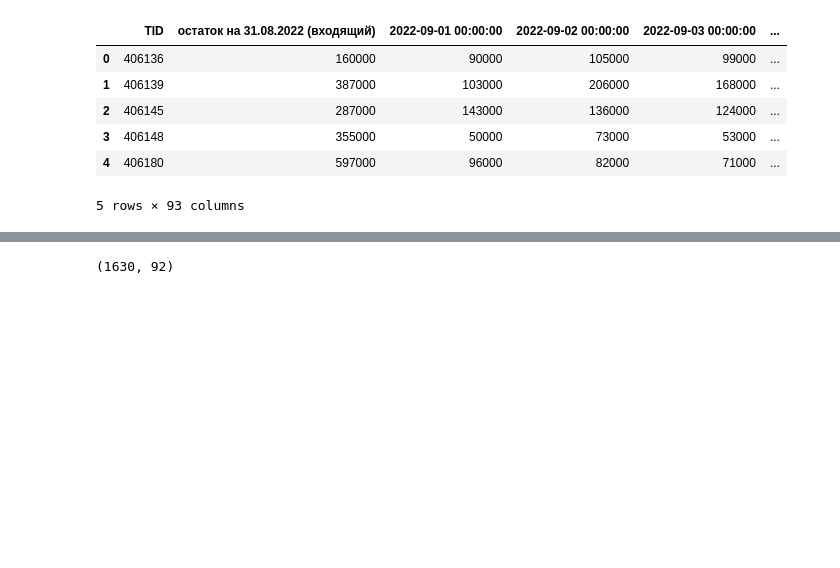
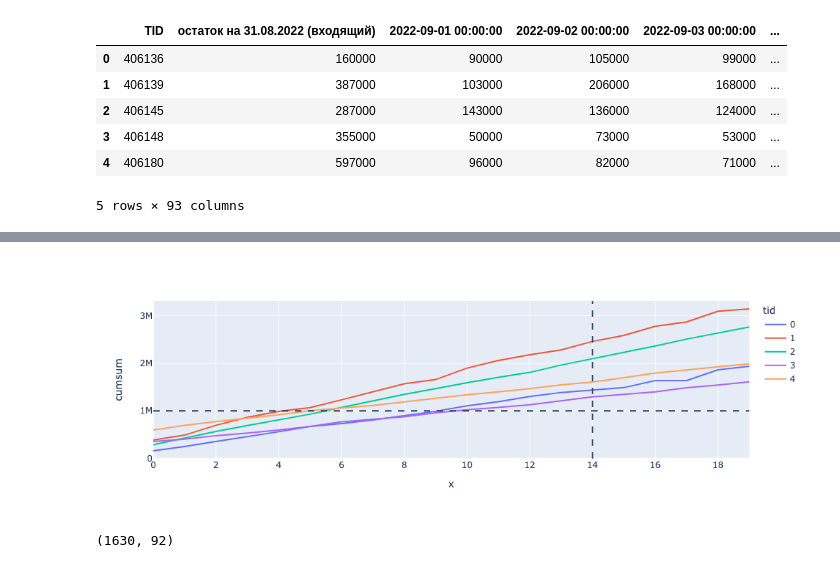
Before and after one commit to ChervovNikita/optimal_encashement, a Jupyter notebook: notebooks/about_final-sergey.ipynb, the cells around one changed output, grey strips where cells are left out. Cells and saved outputs as stored; diff of their text form; code cells hidden in the pictures; blank space fills up the shorter version.

```diff
--- a/notebooks/about_final-sergey.ipynb
+++ b/notebooks/about_final-sergey.ipynb
@@ -63,0 +102,5 @@ cash = real_cash.copy()
+# %%
+df = pd.DataFrame({'cumsum': np.cumsum(real_cash, axis=1).flatten(),
+                   'tid': np.arange(1630 * 92) // 92,
+                   'x': np.arange(92).tolist() * 1630})
+df.head()
@@ -64,3 +114,10 @@ cash = real_cash.copy()
+# %%
+fig = px.line(df[(df['tid'] < 5) & (df['x'] < 20)], y='cumsum', x='x', color='tid')
+fig.add_vline(x=14, line_dash="dash",)
+fig.add_hline(y=1e6, line_dash="dash",)
+fig.show()
+# %% [output]
+[figure, added]
 # %%
 cash = cash.astype(int)
 cash.shape
```
Also changed, not shown: parts of 7 cells of this notebook, 30 other files.
